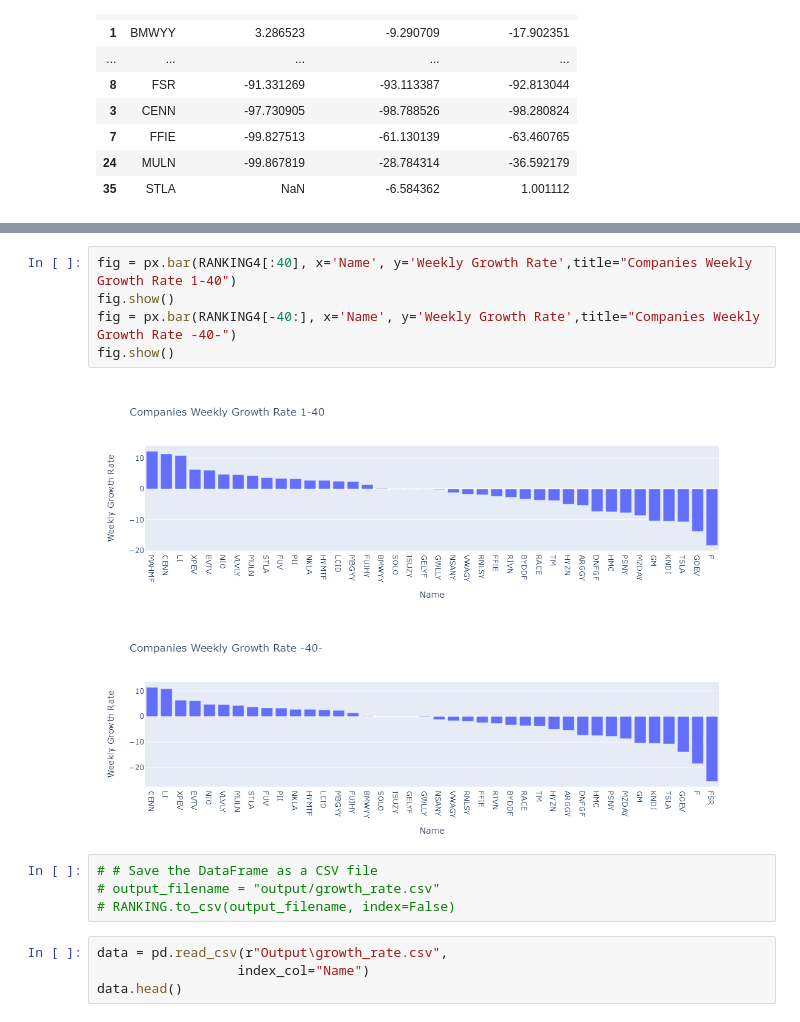
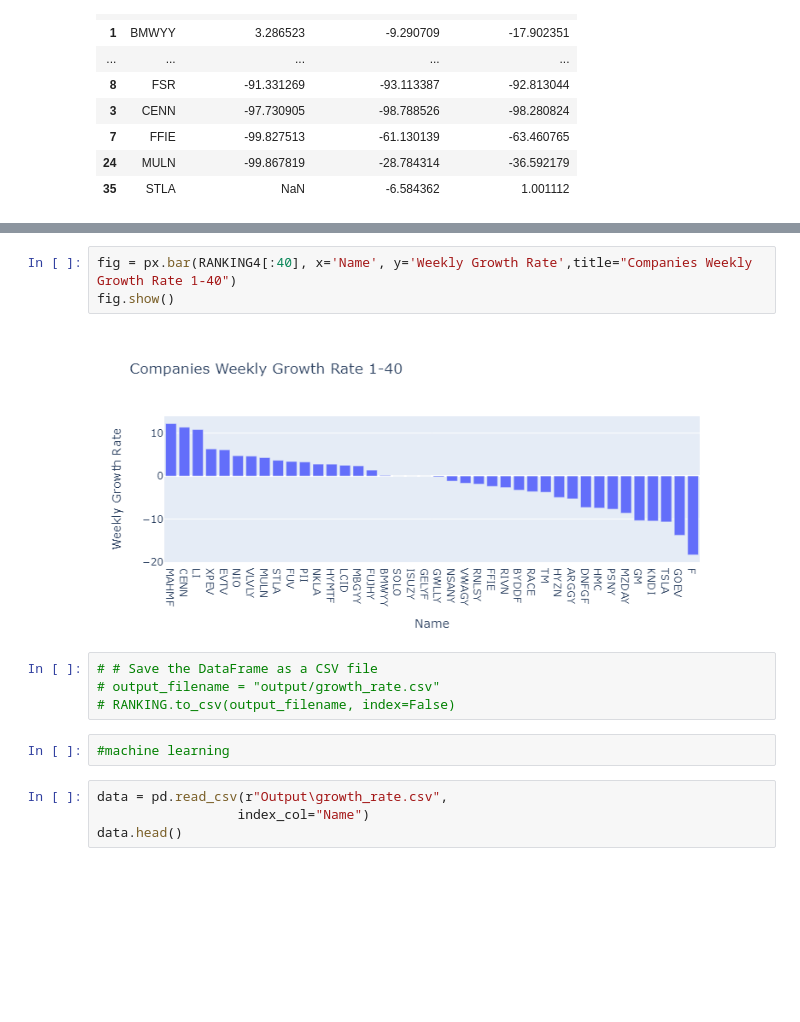
Before and after one commit to navi-08/ev-forecasting, a Jupyter notebook: ev stock analysis.ipynb, the cells around one changed output, grey strips where cells are left out. Saved outputs shown, nothing was run; the diff lists cells and outputs as text; blank space fills up the shorter version.

```diff
--- a/ev stock analysis.ipynb
+++ b/ev stock analysis.ipynb
@@ -342,15 +336,14 @@ fig.show()
 # %%
 fig = px.bar(RANKING4[:40], x='Name', y='Weekly Growth Rate',title="Companies Weekly Growth Rate 1-40")
 fig.show()
-fig = px.bar(RANKING4[-40:], x='Name', y='Weekly Growth Rate',title="Companies Weekly Growth Rate -40-")
-fig.show()
 # %% [output]
-[figure, old version]
+[figure, new version]
-[figure, removed]
 # %%
 # # Save the DataFrame as a CSV file
 # output_filename = "output/growth_rate.csv"
 # RANKING.to_csv(output_filename, index=False)
+# %%
+#machine learning
 # %%
 data = pd.read_csv(r"Output\growth_rate.csv",
                   index_col="Name")
```
Also changed, not shown: parts of 2 cells of this notebook.
